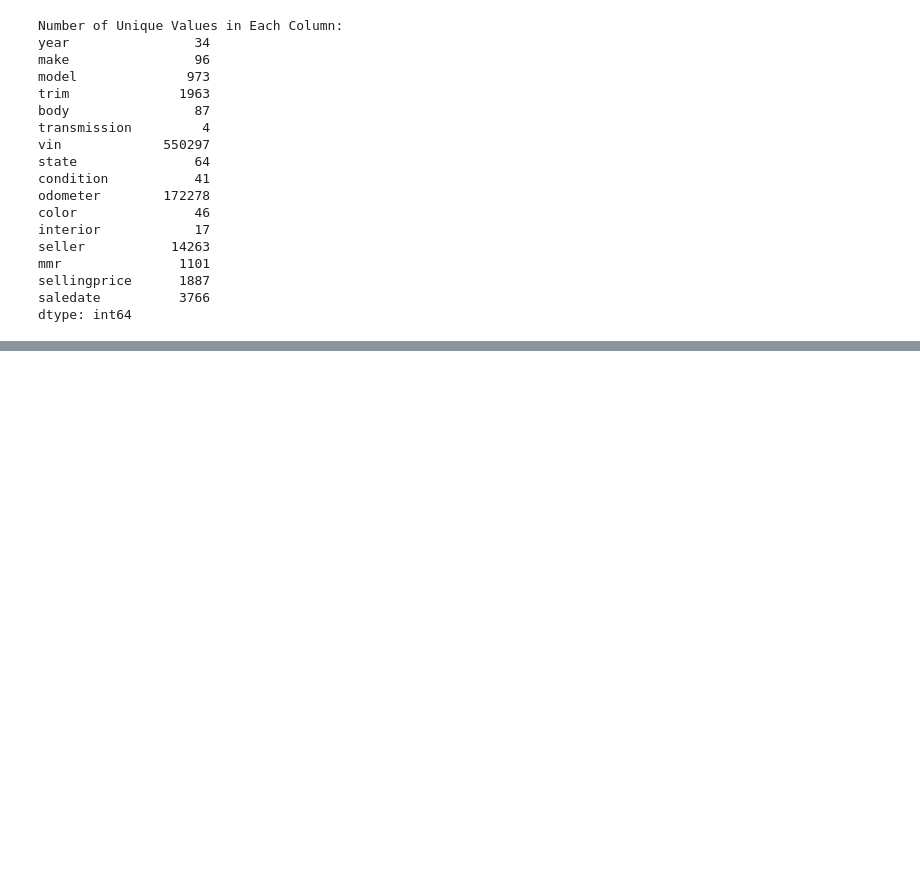
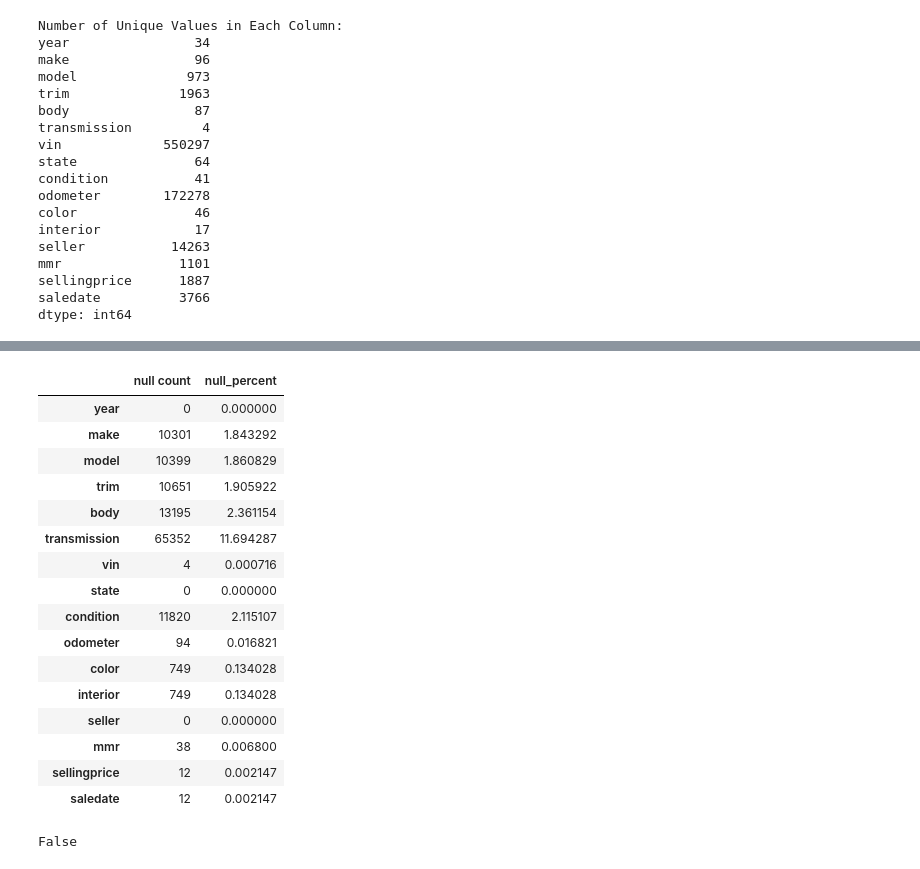
Before and after one commit to jerryevalentine/UCB-Project-1, a Jupyter notebook: Determining Data Suitability and Metadata.ipynb, the cells around one changed output, grey strips where cells are left out. Cells and saved outputs as stored; diff of their text form; code cells hidden in the pictures; blank space fills up the shorter version.

```diff
--- a/Determining Data Suitability and Metadata.ipynb
+++ b/Determining Data Suitability and Metadata.ipynb
@@ -188,0 +253,30 @@ dtype: int64
+# %%
+column_name = "null count"
+#null_series = df_car_prices.isnull().sum()
+#null_df = null_series.to_frame(name=column_name)
+df.reset_index(drop=True, inplace=True)
+#null_df['null_percent'] = ""
+null_df['null_percent'] =(null_df['null count'] / 558837) * 100
+null_df
+# %% [output]
+|  | null count | null_percent |
+| year | 0 | 0.000000 |
+| make | 10301 | 1.843292 |
+| model | 10399 | 1.860829 |
+| trim | 10651 | 1.905922 |
+| body | 13195 | 2.361154 |
+| transmission | 65352 | 11.694287 |
+| vin | 4 | 0.000716 |
+| state | 0 | 0.000000 |
+| condition | 11820 | 2.115107 |
+| odometer | 94 | 0.016821 |
+| color | 749 | 0.134028 |
+| interior | 749 | 0.134028 |
+| seller | 0 | 0.000000 |
+| mmr | 38 | 0.006800 |
+| sellingprice | 12 | 0.002147 |
+| saledate | 12 | 0.002147 |
+# %%
+a.index.empty
+# %% [output]
+False
```
Also changed, not shown: parts of 6 cells of this notebook, 1 other file.
